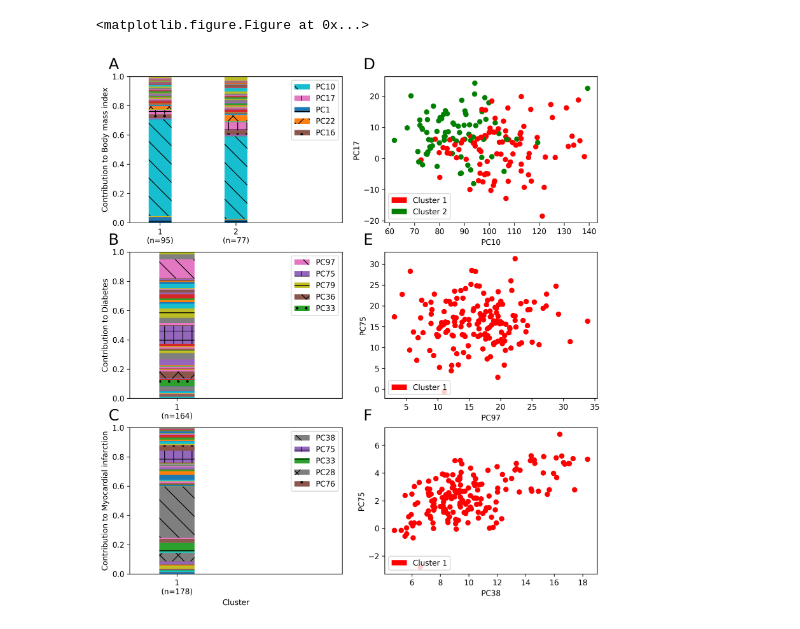
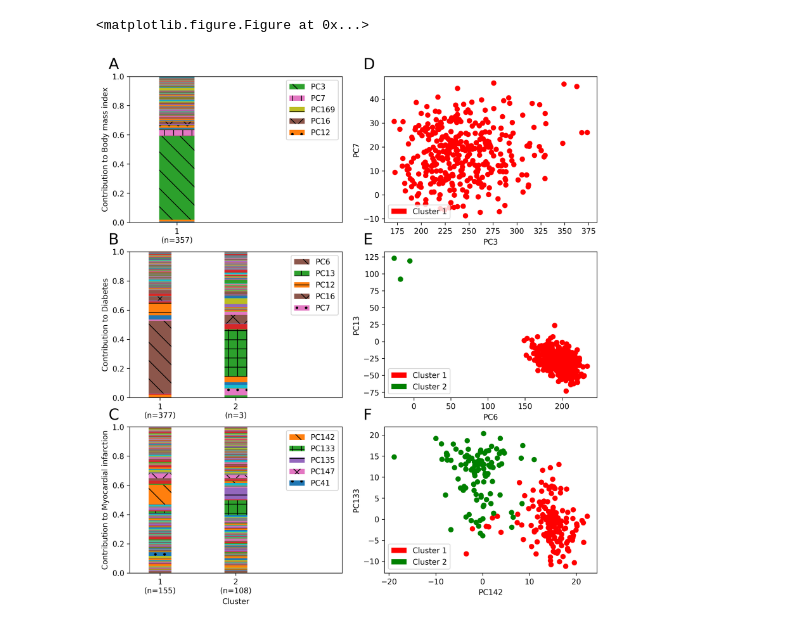
Before and after one commit to rivas-lab/degas-risk, a Jupyter notebook: figures/Figure4-Clustering-Risk.ipynb, the cells around one changed output. Saved outputs shown, nothing was run; the diff lists cells and outputs as text; code cells hidden in the pictures.

Commit message:
updated figures

```diff
--- a/figures/Figure4-Clustering-Risk.ipynb
+++ b/figures/Figure4-Clustering-Risk.ipynb
@@ -8,7 +8,8 @@ from sklearn.preprocessing import normalize
 from scipy.spatial.distance import euclidean
 from sklearn.cluster import KMeans
 # %%
-dataset='all_beta_center_p001_20190805_500PCs'
+dataset='all_z_center_p001_20190805_500PCs'
+npc=300
 
 # phenotypes to analyze
 phe_codes=['INI21001','HC221','HC326']
@@ -26,7 +27,6 @@ phenos=pd.read_csv('/oak/stanford/groups/mrivas/ukbb24983/phenotypedata/master_p
                      usecols=['IID']+phe_codes+covariate,
                      index_col='IID',
                      na_values=-9, sep = "\t")
-npc=100
 
 # analysis populations
 val=set(pd.read_table('/oak/stanford/groups/mrivas/projects/degas-risk/population-split/'+
@@ -72,7 +72,7 @@ for ix,phe_code in enumerate(phe_codes):
     df[profl_pcs] = normalize(df[profl_pcs], norm='l1')
 
     # identify high risk outliers
-    df=df.iloc[:int((0.05 + (0.0*is_bin))*n),:]
+    df=df.iloc[:int((0.1 + (0.0*is_bin))*n),:]
     drp_centroid=df[profl_pcs].median()
     df['mahal']=df[profl_pcs].apply(lambda x: euclidean(x, drp_centroid), axis=1)
     m_star=df['mahal'].mean() + 2*df['mahal'].std()
@@ -81,7 +81,7 @@ for ix,phe_code in enumerate(phe_codes):
     # perform clustering
     k=1
     cluster = KMeans(n_clusters=k, n_init=25).fit(df.loc[outliers,profl_pcs])
-    pre_frac = 0.9 - 10.0/len(outliers)
+    pre_frac = 0.8 - 10.0/len(outliers)
     errors = [cluster.inertia_]
     for new_k in [2,3,4,5]:
         new_cluster = KMeans(n_clusters=new_k, n_init=25).fit(df.loc[outliers,profl_pcs])
@@ -104,31 +104,31 @@ for ix,phe_code in enumerate(phe_codes):
     plots[(width*ix)].set_ylim((0, 1))
     plots[(width*ix)].set_xlim((-0.4,k+0.4))
     plots[(width*ix)].set_xticks(np.arange(k))
     plots[(width*ix)].set_xticklabels([str(x+1)+'\n(n='+str(y)+')' for x,y in
                               enumerate(list(pd.Series(cluster.labels_).value_counts()))])
     plots[(width*ix)].legend([p[i] for i in reversed(top5pcs)],
                                ['PC' + str(i+1) for i in reversed(top5pcs)])
 
     # (B): scatterplot of clusters
     b,a=(str(i+1) for i in top5pcs[-2:])
     for ixx in range(k-1):
         plots[(width*ix)+1].plot([],[],'.',markersize=3,color=c_ref[ixx])
     plots[(width*ix)+1].scatter(df.loc[outliers,'SCORE'+a+'_SUM'].multiply(weights[int(a)-1]),
                                 df.loc[outliers,'SCORE'+b+'_SUM'].multiply(weights[int(b)-1]),
                                 c=[c_ref[i] for i in cluster.labels_])
     plots[(width*ix)+1].set_xlabel('PC'+a)
     plots[(width*ix)+1].set_ylabel('PC'+b)
     plots[(width*ix)+1].legend([patches.Circle((0.5, 0.5), 1, facecolor=c_ref[i], linewidth=3) for i in range(k)],
                                ['Cluster '+str(i+1) for i in range(k)], loc='lower left')
     # add figure labels
     for ix2 in range(width):
         plots[(width*ix)+ix2].text(-.1, 1.05, chr((ix%len(phe_codes))+65+ix2*len(phe_codes)),
                                    fontsize=20, transform=plots[(width*ix)+ix2].transAxes)
 
 
 plots[-2].set_xlabel('Cluster')
 plt.show()
 fig.savefig("pdfs/fig4.pdf", bbox_inches='tight')
 # %% [output]
 <matplotlib.figure.Figure at 0x...>
-[figure, old version]
+[figure, new version]
```
Also changed, not shown: 6 other files.
